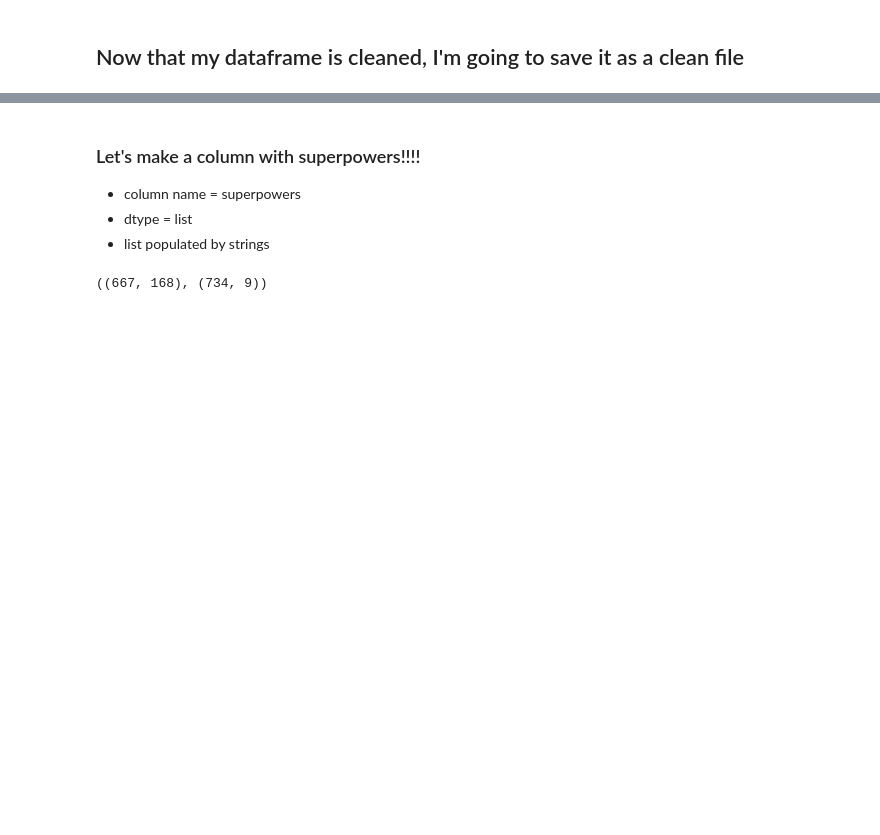
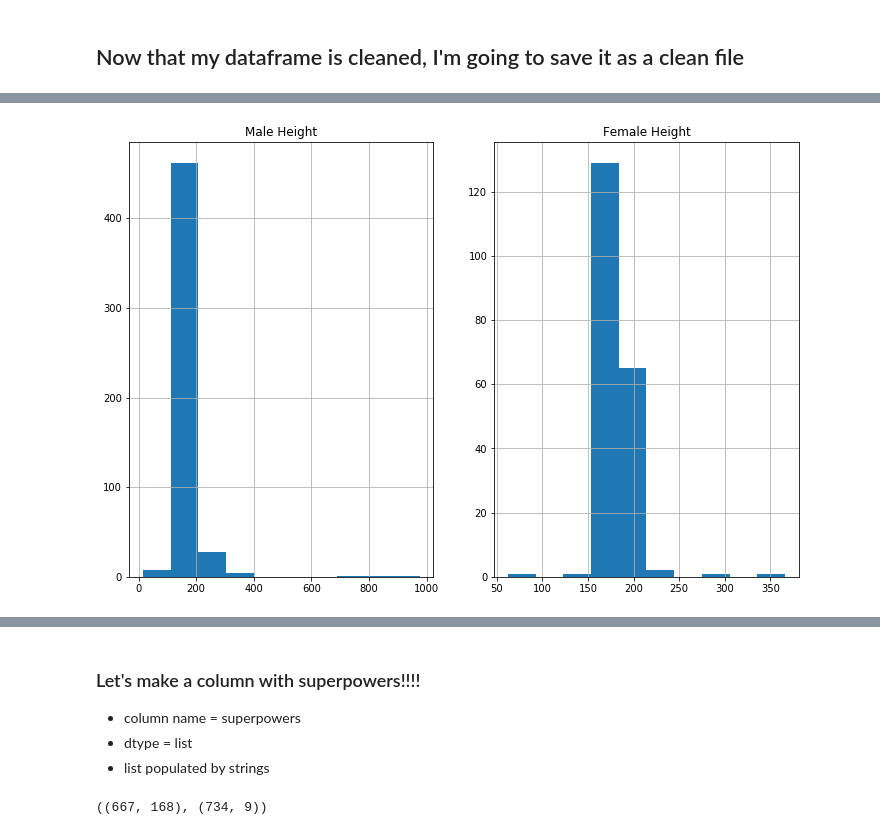
Before and after one commit to learn-co-curriculum/dsc-lp-PANDAS-data-cleaning2, a Jupyter notebook: Data-Cleaning-Teacher-Version.ipynb, the cells around one changed output, grey strips where cells are left out. Saved outputs shown, nothing was run; the diff lists cells and outputs as text; code cells hidden in the pictures; blank space fills up the shorter version.

```diff
--- a/Data-Cleaning-Teacher-Version.ipynb
+++ b/Data-Cleaning-Teacher-Version.ipynb
@@ -466,0 +531,13 @@ df3.head()
+# %%
+males = df3[df3.gender == 'male']
+females = df3[df3.gender == 'female']
+
+fig, axes = plt.subplots(nrows=1, ncols=2, figsize=(12,8))
+males.height.hist(ax=axes[0])
+ax1 = axes[0]
+ax1.set_title('Male Height')
+females.height.hist(ax=axes[1]);
+ax2 = axes[1]
+ax2.set_title('Female Height');
+# %% [output]
+[figure, added]
```
Also changed, not shown: parts of 66 cells of this notebook, 2 other files.
